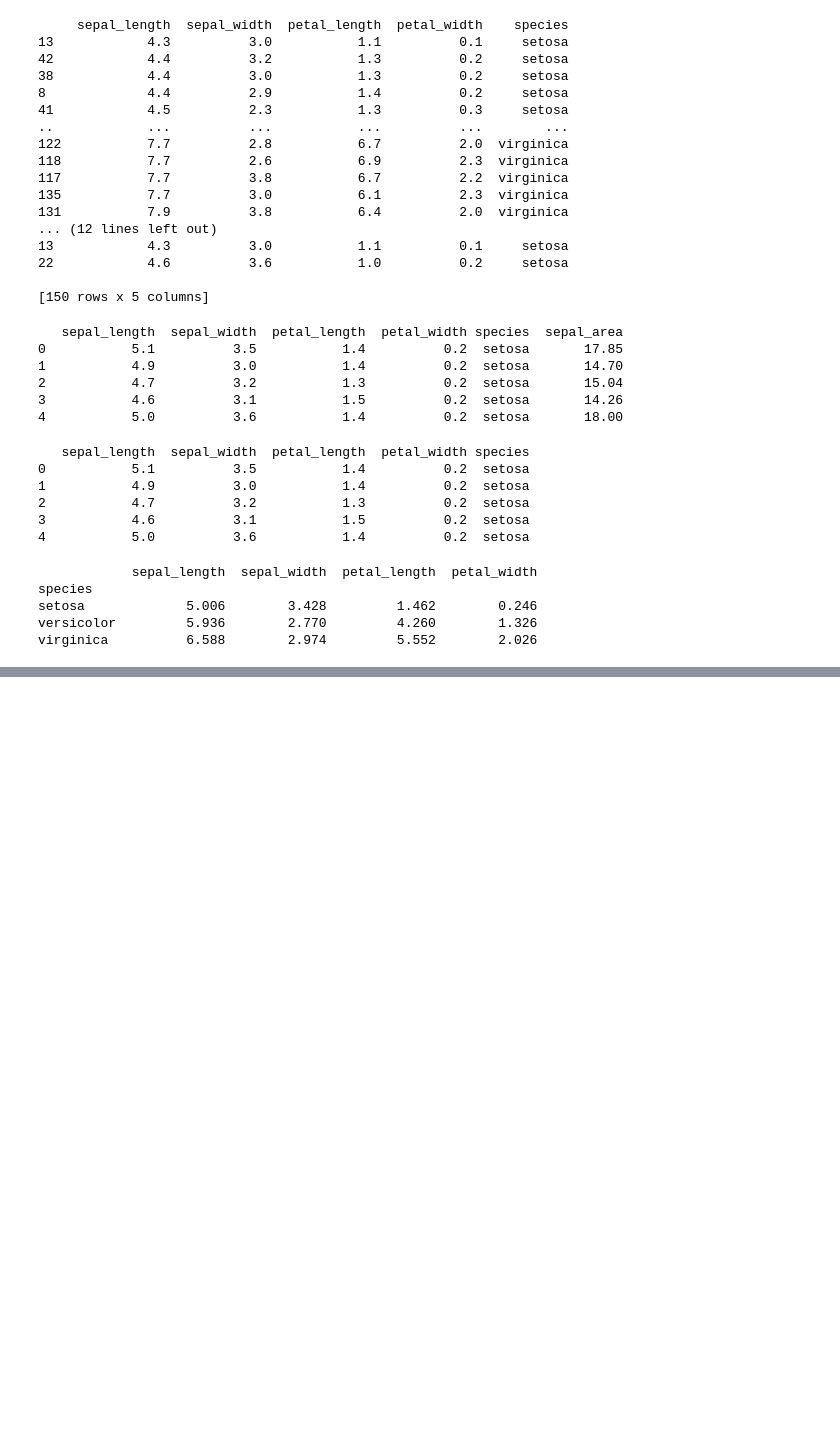
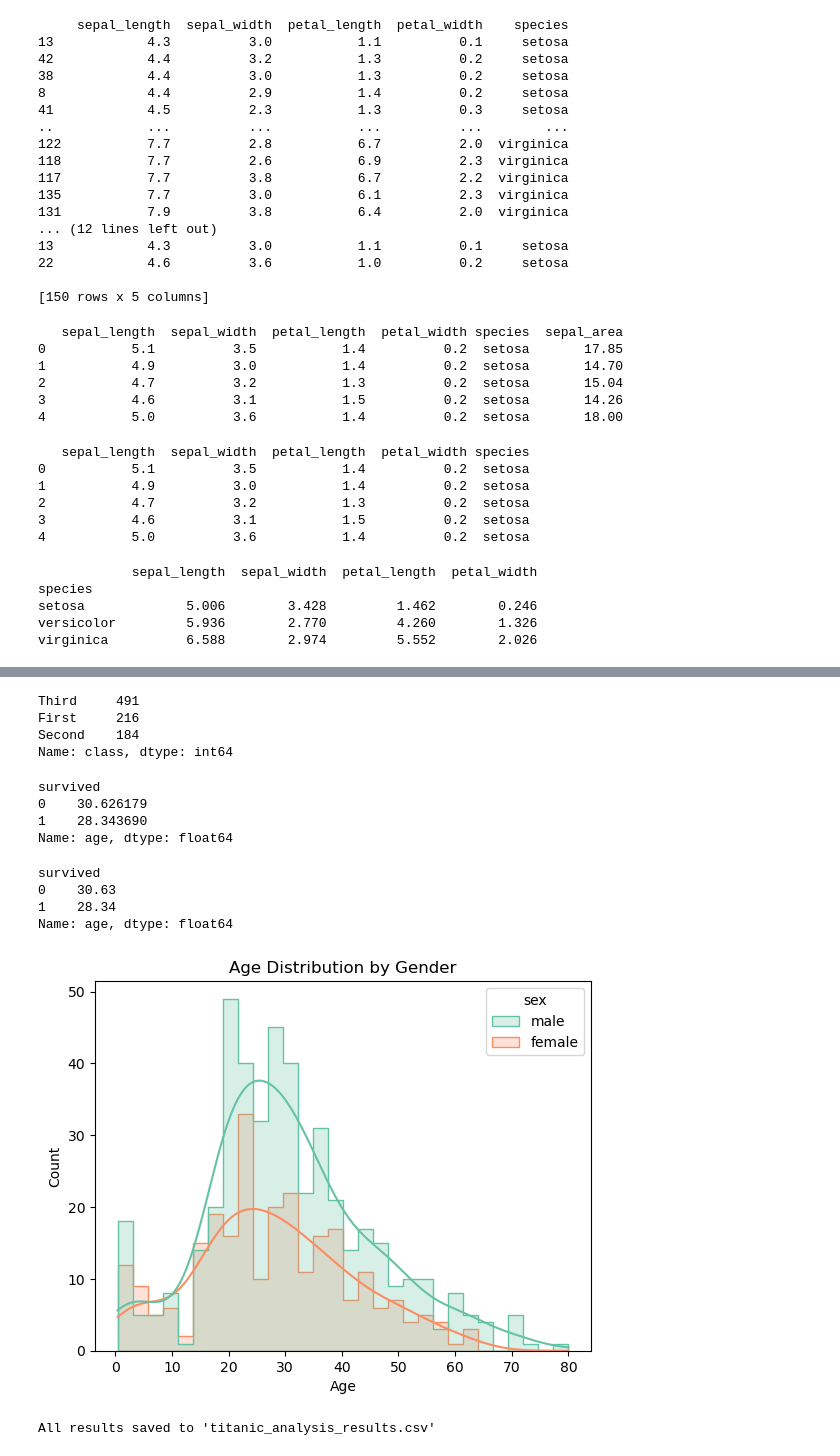
Before and after one commit to TabashuMekkunnilThulasi/Python_Practice, a Jupyter notebook: PythonSamples.ipynb, the cells around one changed output, grey strips where cells are left out. Saved outputs shown, nothing was run; the diff lists cells and outputs as text; code cells hidden in the pictures; blank space fills up the shorter version.

Commit message:
Added Titanic analysis results

```diff
--- a/PythonSamples.ipynb
+++ b/PythonSamples.ipynb
@@ -502,3 +502,9 @@ virginica          6.588        2.974         5.552        2.026
 iris.to_csv('iris_data_csv',index=False)
 
 iris.to_excel('iris_data.xlsx', index=False)
+# %%
+
+# Load the Titanic dataset
+titanic = sns.load_dataset('titanic')
+
+print(titanic.head())
@@ -504,0 +525,49 @@ iris.to_excel('iris_data.xlsx', index=False)
+# %%
+# Find the number of passengers for each class
+class_counts = titanic['class'].value_counts()
+
+print(class_counts)
+# %% [output]
+Third     491
+First     216
+Second    184
+Name: class, dtype: int64
+# %%
+# Calculate the average age grouped by survival status
+avg_age_by_survival = titanic.groupby('survived')['age'].mean()
+
+print(avg_age_by_survival)
+# %% [output]
+survived
+0    30.626179
+1    28.343690
+Name: age, dtype: float64
+# %%
+print(avg_age_by_survival.round(2))
+# %% [output]
+survived
+0    30.63
+1    28.34
+Name: age, dtype: float64
+# %%
+import matplotlib.pyplot as plt
+
+# Plot a histogram to visualize the distribution of ages for male and female passengers
+sns.histplot(data=titanic, x='age', hue='sex', kde=True, bins=30, element="step", palette="Set2")
+
+# Add title and labels
+plt.title('Age Distribution by Gender')
+plt.xlabel('Age')
+plt.ylabel('Count')
+
+plt.show()
+# %% [output]
+[figure, added]
+# %%
+
+# Save all results to a single CSV file
+titanic.to_csv('titanic_analysis_results.csv', index=False)
+
+print("All results saved to 'titanic_analysis_results.csv'")
+# %% [output]
+All results saved to 'titanic_analysis_results.csv'
```
Also changed, not shown: parts of 1 cell of this notebook.
